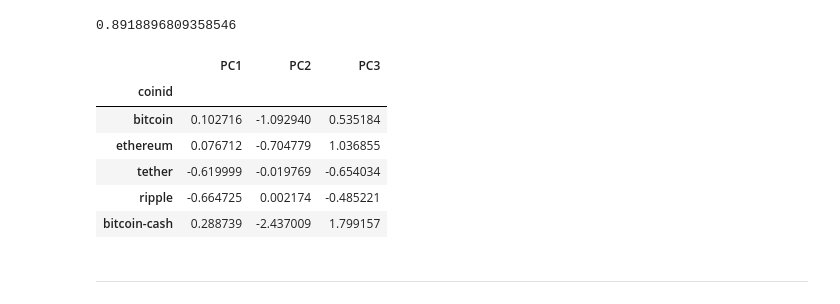
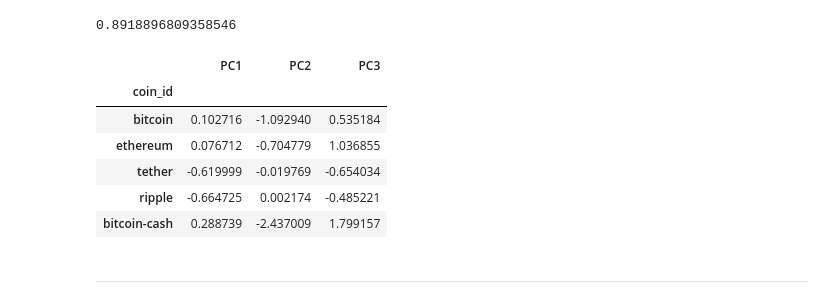
Before and after one commit to HugoWLA/Crypto-Portfolio, a Jupyter notebook: crypto_investments.ipynb, the cells around one changed output. Cells and saved outputs as stored; diff of their text form; code cells hidden in the pictures.

```diff
--- a/crypto_investments.ipynb
+++ b/crypto_investments.ipynb
@@ -306,25 +307,25 @@ pca.explained_variance_ratio_.sum()
 # %%
 # Create a new DataFrame with the PCA data.
 # Note: The code for this step is provided for you
 
 # Creating a DataFrame with the PCA data
 # YOUR CODE HERE!
 df_market_pca =  pd.DataFrame(market_pca_data, columns=["PC1", "PC2", "PC3"])
 
 # Copy the crypto names from the original data
 # YOUR CODE HERE!
-df_market_pca["coinid"] = df_market_data.index
+df_market_pca["coin_id"] = df_market_data.index
 
 # Set the coinid column as index
 # YOUR CODE HERE!
-df_market_pca = df_market_pca.set_index("coinid")
+df_market_pca = df_market_pca.set_index("coin_id")
 
 # Display sample data
 # YOUR CODE HERE!
 df_market_pca.head()
 # %% [output]
 |  | PC1 | PC2 | PC3 |
-| coinid |  |  |  |
+| coin_id |  |  |  |
 | bitcoin | 0.102716 | -1.092940 | 0.535184 |
 | ethereum | 0.076712 | -0.704779 | 1.036855 |
 | tether | -0.619999 | -0.019769 | -0.654034 |
```
Also changed, not shown: parts of 13 cells of this notebook.
